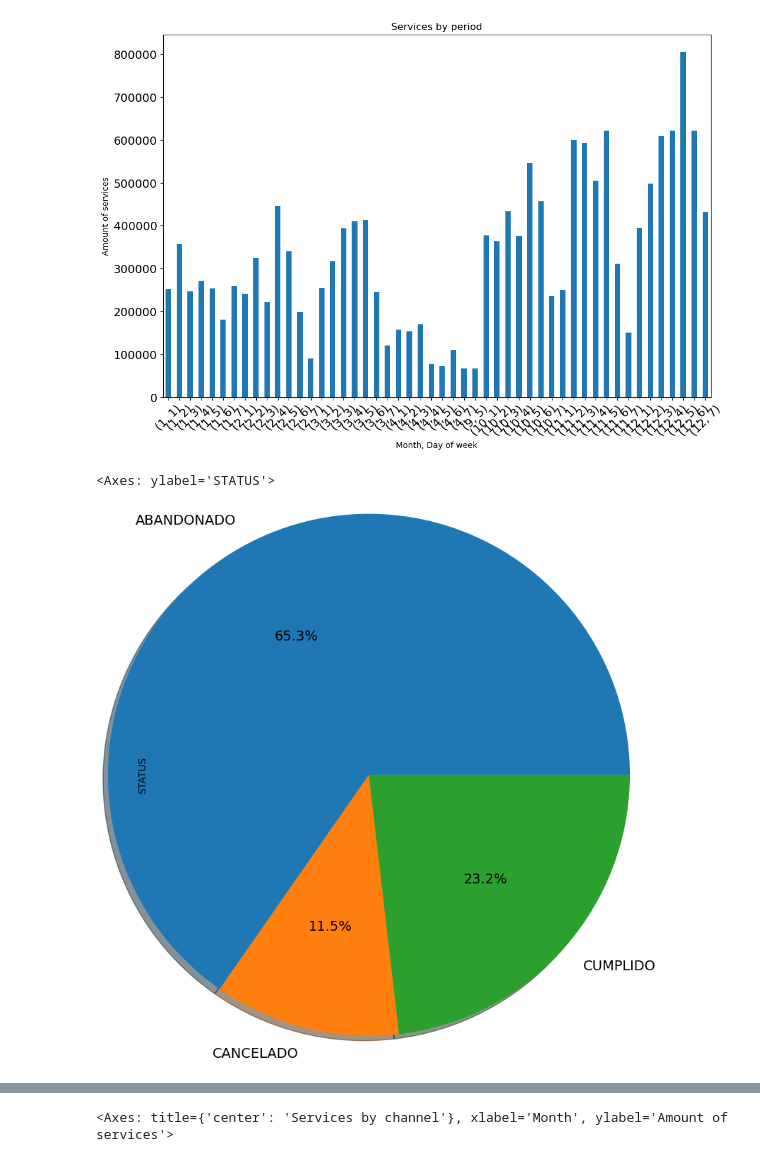
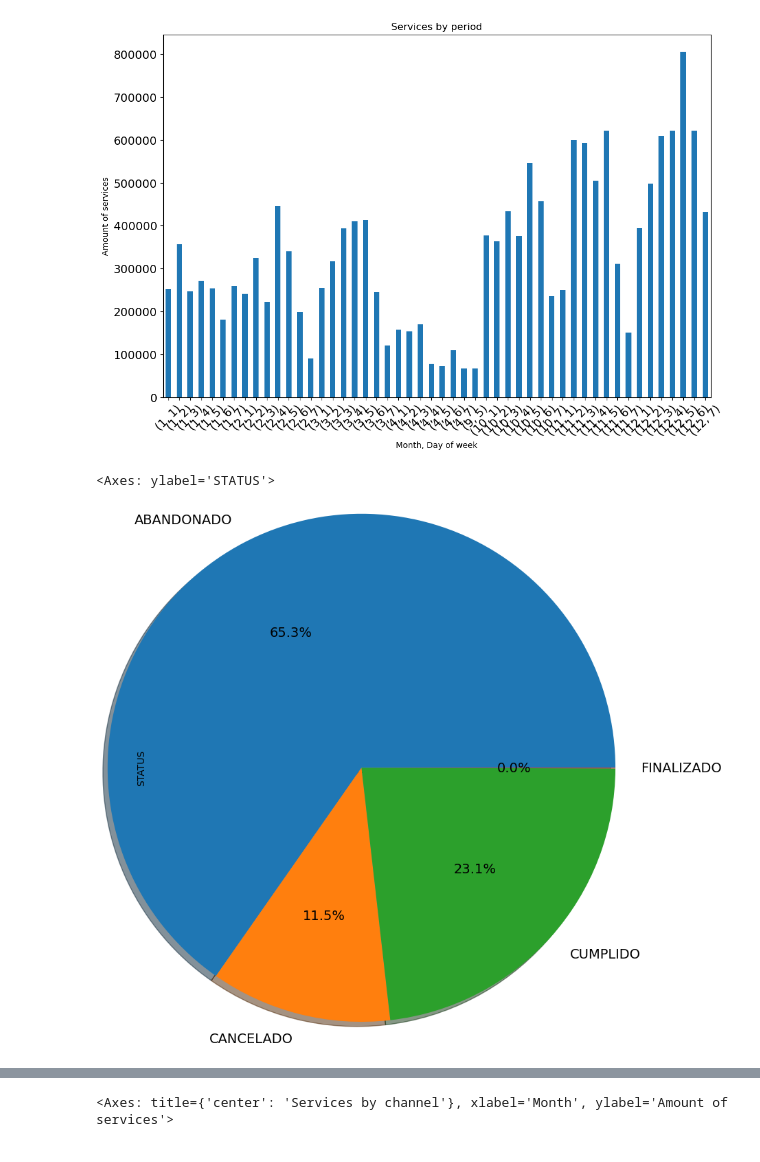
Before and after one commit to josedelarosa82/taxi-prediction-model, a Jupyter notebook: Proyecto final/Taxi_service_forecasting_model_aws.ipynb, the cells around one changed output, grey strips where cells are left out. Cells and saved outputs as stored; diff of their text form; code cells hidden in the pictures.

Commit message:
Ajuste gráfico de status

```diff
--- a/Proyecto final/Taxi_service_forecasting_model_aws.ipynb
+++ b/Proyecto final/Taxi_service_forecasting_model_aws.ipynb
@@ -230,10 +230,10 @@ df_taxis.groupby(['MONTH','DAYOFWEEK'])['USER'].count().plot(kind='bar',stacked=
 <Axes: title={'center': 'Services by period'}, xlabel='Month, Day of week', ylabel='Amount of services'>
 [figure]
 # %%
-df_taxis[(df_taxis['STATUS']=='ABANDONADO') | (df_taxis['STATUS']=='CUMPLIDO') | (df_taxis['STATUS']=='CANCELADO')].groupby(['STATUS'])['USER'].count().plot(kind='pie',stacked=True, ylabel="STATUS", fontsize=14, autopct='%1.1f%%', radius=1.5, shadow=True, figsize=(12,8), rot=45)
+df_taxis[(df_taxis['STATUS']=='ABANDONADO') | (df_taxis['STATUS']=='CUMPLIDO') | (df_taxis['STATUS']=='CANCELADO') | (df_taxis['STATUS']=='FINALIZADO')].groupby(['STATUS'])['USER'].count().plot(kind='pie',stacked=True, ylabel="STATUS", fontsize=14, autopct='%1.1f%%', radius=1.5, shadow=True, figsize=(12,8), rot=45)
 # %% [output]
 <Axes: ylabel='STATUS'>
-[figure, old version]
+[figure, new version]
 # %%
 df_taxis.groupby(['STATUS'])['USER'].count()
 # %% [output]
```
